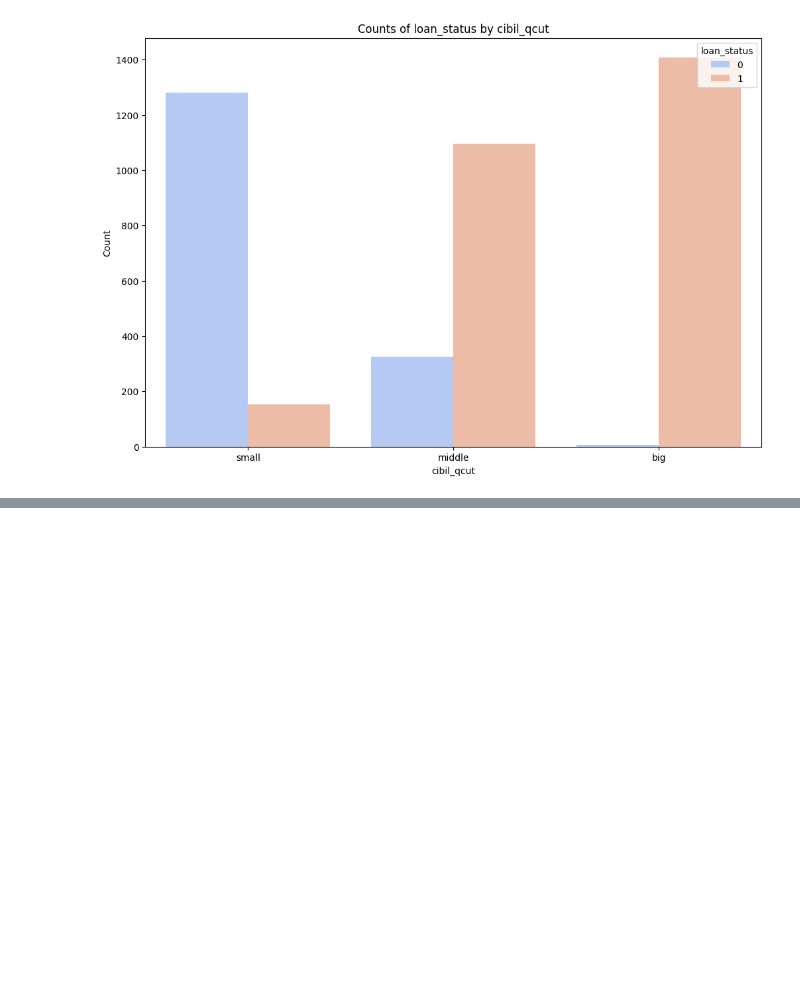
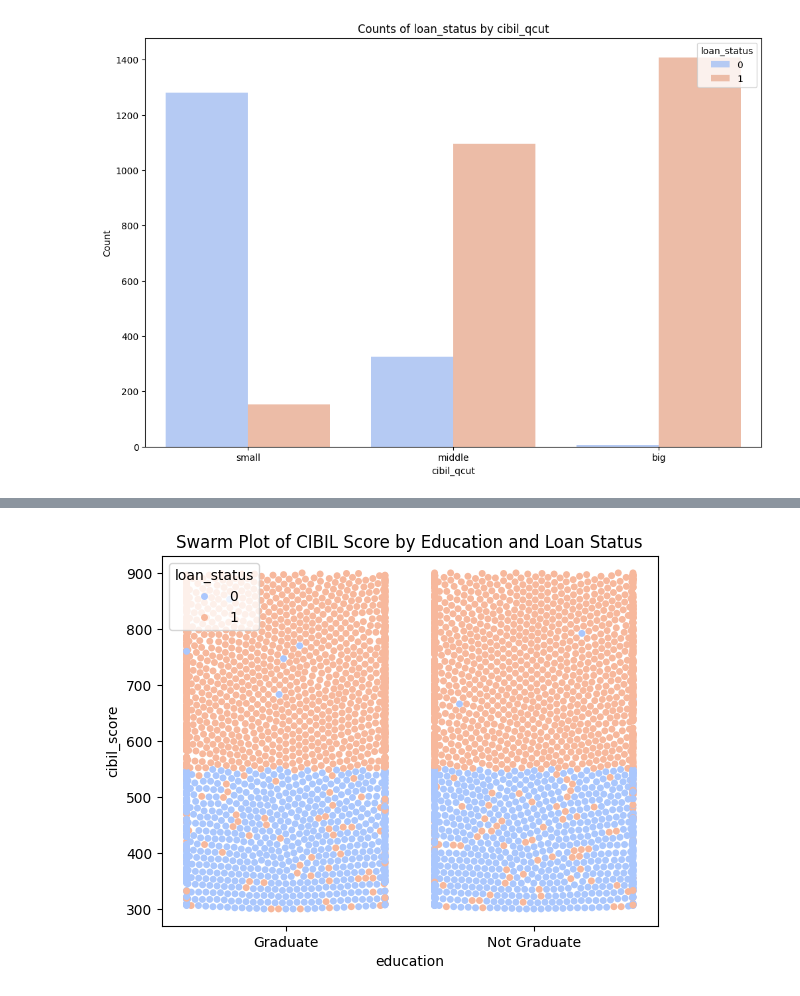
Before and after one commit to oguzhankir/ML_engineer_case, a Jupyter notebook: notebooks/data_analysis.ipynb, the cells around one changed output, grey strips where cells are left out. Cells and saved outputs as stored; diff of their text form; code cells hidden in the pictures; blank space fills up the shorter version.

```diff
--- a/notebooks/data_analysis.ipynb
+++ b/notebooks/data_analysis.ipynb
@@ -217,0 +286,9 @@ plot_grouped(df, "cibil_qcut", "loan_status")
+# %%
+# There are a few people with high credit scores who are rejected, but there are many people with low credit scores who are accepted.
+sns.swarmplot(
+    data=df, x="education", y="cibil_score", hue="loan_status", palette="coolwarm"
+)
+plt.title("Swarm Plot of CIBIL Score by Education and Loan Status")
+plt.show()
+# %% [output]
+[figure, added]
```
Also changed, not shown: parts of 8 cells of this notebook, 36 other files.
